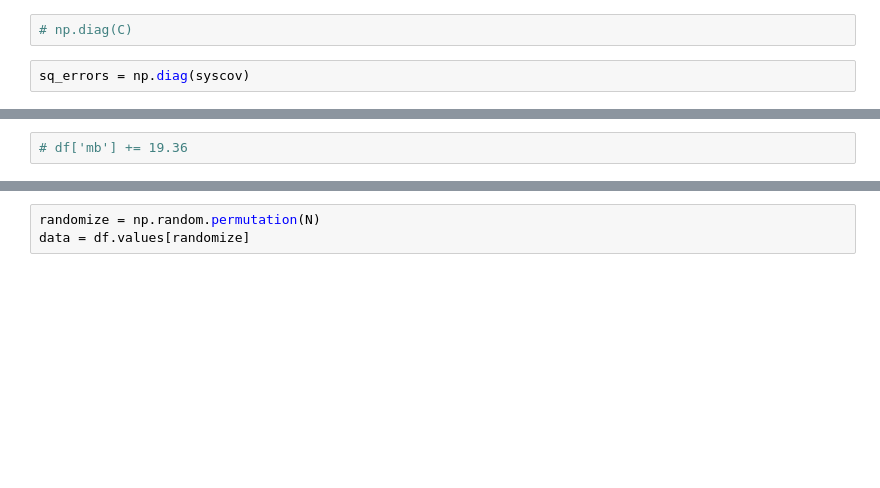
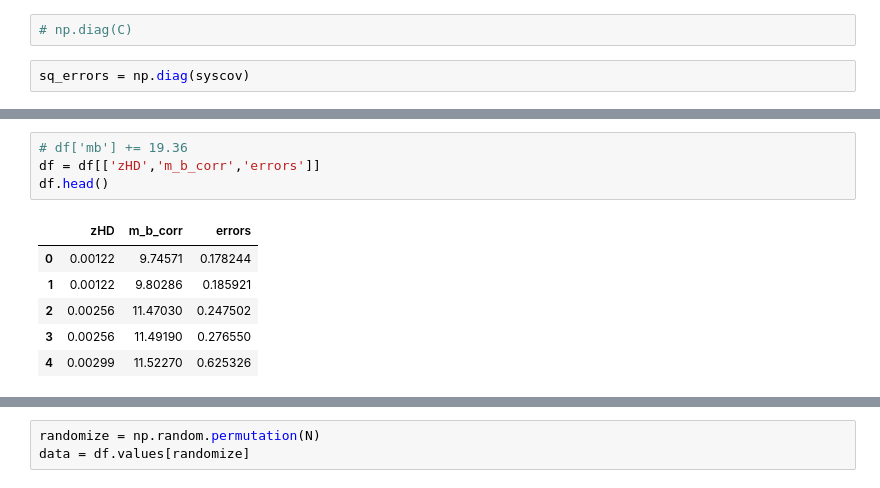
Before and after one commit to igomezv/SNIa_ML_regressions, a Jupyter notebook: ANN_Julen/ANN_Pantheon_plus.ipynb, the cells around one changed output, grey strips where cells are left out. Saved outputs shown, nothing was run; the diff lists cells and outputs as text; blank space fills up the shorter version.

```diff
--- a/ANN_Julen/ANN_Pantheon_plus.ipynb
+++ b/ANN_Julen/ANN_Pantheon_plus.ipynb
@@ -85,5 +97,14 @@ df.describe()
 # %%
 # df['mb'] += 19.36
+df = df[['zHD','m_b_corr','errors']]
+df.head()
+# %% [output]
+|  | zHD | m_b_corr | errors |
+| 0 | 0.00122 | 9.74571 | 0.178244 |
+| 1 | 0.00122 | 9.80286 | 0.185921 |
+| 2 | 0.00256 | 11.47030 | 0.247502 |
+| 3 | 0.00256 | 11.49190 | 0.276550 |
+| 4 | 0.00299 | 11.52270 | 0.625326 |
 # %%
 plt.figure(figsize=(10, 7), dpi=100)
 plt.errorbar(df['zHD'], df['m_b_corr']+19, df['errors'], fmt='g.', markersize=5, label='Observations', alpha=0.5)
```
Also changed, not shown: parts of 15 cells of this notebook, 2 other files.
